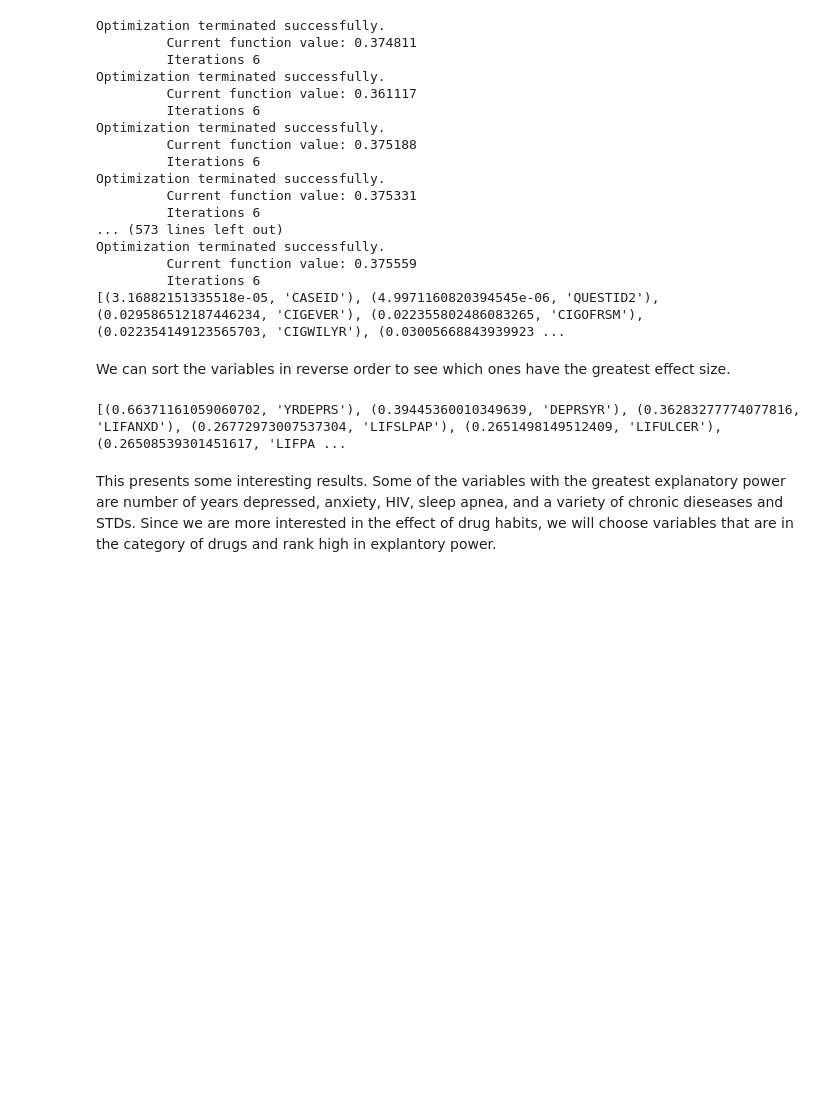
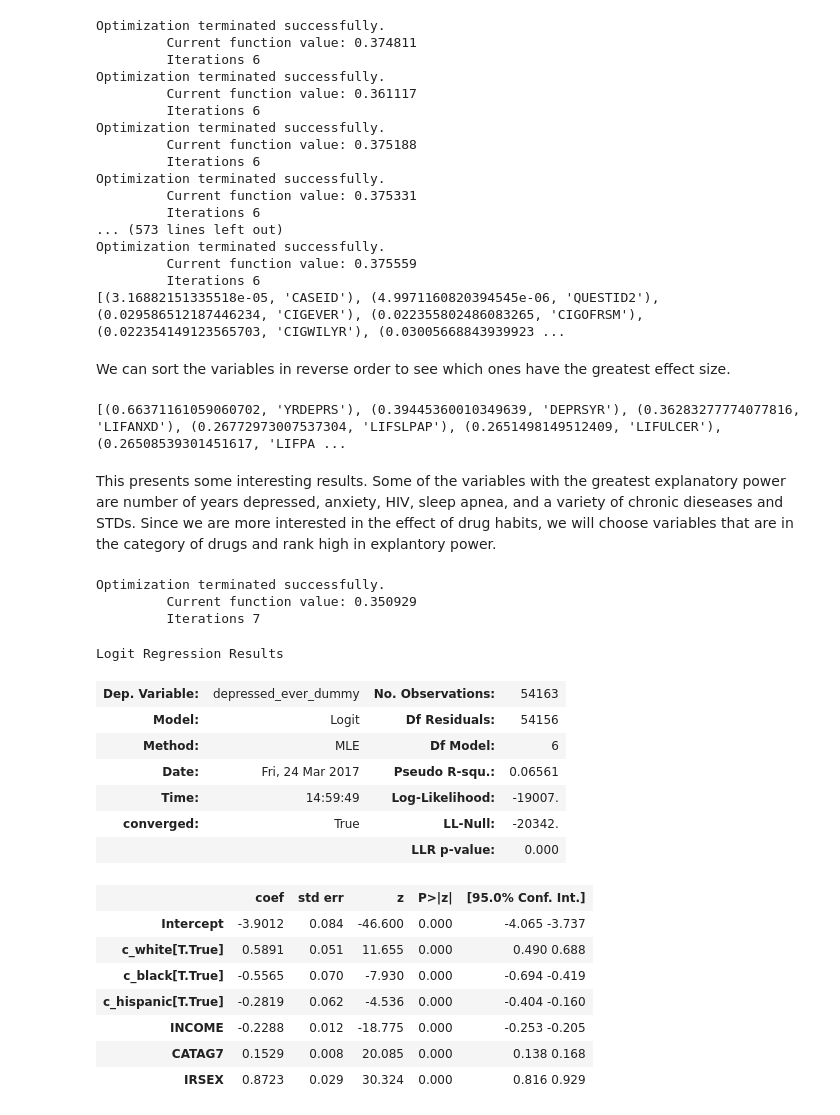
Before and after one commit to willythor/ThinkStats2, a Jupyter notebook: code/Report 2.ipynb, the cells around one changed output. Saved outputs shown, nothing was run; the diff lists cells and outputs as text; code cells hidden in the pictures; blank space fills up the shorter version.

```diff
--- a/code/Report 2.ipynb
+++ b/code/Report 2.ipynb
@@ -261,3 +261,34 @@ print(variables)
 [(0.66371161059060702, 'YRDEPRS'), (0.39445360010349639, 'DEPRSYR'), (0.36283277774077816, 'LIFANXD'), (0.26772973007537304, 'LIFSLPAP'), (0.2651498149512409, 'LIFULCER'), (0.26508539301451617, 'LIFPA ...
 # %% [markdown]
 This presents some interesting results. Some of the variables with the greatest explanatory power are number of years depressed, anxiety, HIV, sleep apnea, and a variety of chronic dieseases and STDs. Since we are more interested in the effect of drug habits, we will choose variables that are in the category of drugs and rank high in explantory power.
+# %%
+# Demographics Regression
+# Age, race, income, sex
+drug_data['c_white'] = (drug_data['NEWRACE2'] == 1)
+drug_data['c_black'] = (drug_data['NEWRACE2'] == 2)
+drug_data['c_hispanic'] = (drug_data['NEWRACE2'] == 7)
+formula = 'depressed_ever_dummy ~ INCOME + CATAG7 + c_white + c_black + c_hispanic + IRSEX'
+
+model = smf.logit(formula, data=drug_data)
+results = model.fit()
+results.summary()
+# %% [output]
+Optimization terminated successfully.
+         Current function value: 0.350929
+         Iterations 7
+Logit Regression Results
+| Dep. Variable: | depressed_ever_dummy | No. Observations: | 54163 |
+| Model: | Logit | Df Residuals: | 54156 |
+| Method: | MLE | Df Model: | 6 |
+| Date: | Fri, 24 Mar 2017 | Pseudo R-squ.: | 0.06561 |
+| Time: | 14:59:49 | Log-Likelihood: | -19007. |
+| converged: | True | LL-Null: | -20342. |
+|  |  | LLR p-value: | 0.000 |
+|  | coef | std err | z | P>|z| | [95.0% Conf. Int.] |
+| Intercept | -3.9012 | 0.084 | -46.600 | 0.000 | -4.065 -3.737 |
+| c_white[T.True] | 0.5891 | 0.051 | 11.655 | 0.000 | 0.490 0.688 |
+| c_black[T.True] | -0.5565 | 0.070 | -7.930 | 0.000 | -0.694 -0.419 |
+| c_hispanic[T.True] | -0.2819 | 0.062 | -4.536 | 0.000 | -0.404 -0.160 |
+| INCOME | -0.2288 | 0.012 | -18.775 | 0.000 | -0.253 -0.205 |
+| CATAG7 | 0.1529 | 0.008 | 20.085 | 0.000 | 0.138 0.168 |
+| IRSEX | 0.8723 | 0.029 | 30.324 | 0.000 | 0.816 0.929 |
```
Also changed, not shown: parts of 12 cells of this notebook.
